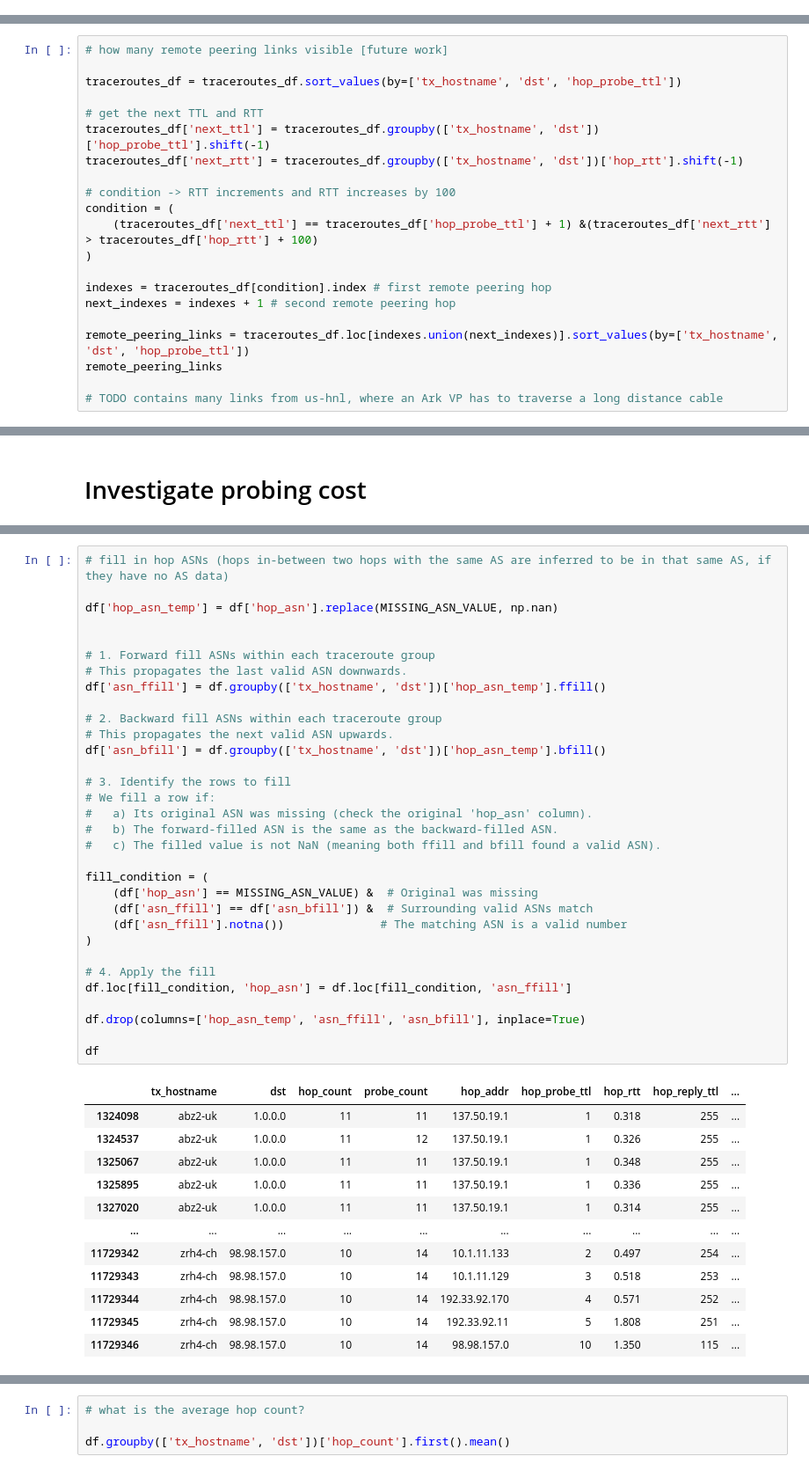
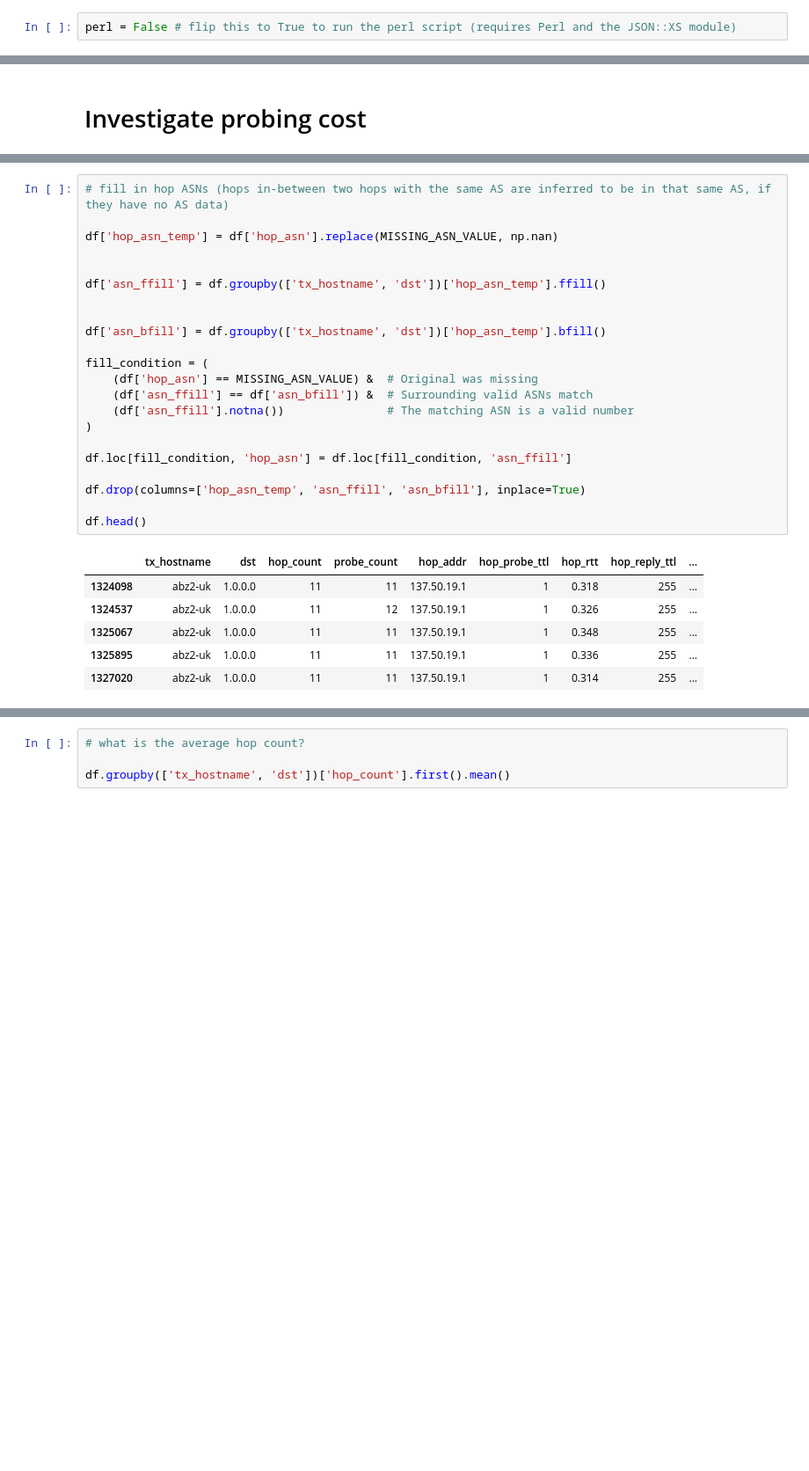
Before and after one commit to ut-dacs/anycast-trace-locator, a Jupyter notebook: tr_anycast_geolocator.ipynb, the cells around one changed output, grey strips where cells are left out. Shown at 88% size. Saved outputs shown, nothing was run; the diff lists cells and outputs as text; blank space fills up the shorter version.

```diff
--- a/tr_anycast_geolocator.ipynb
+++ b/tr_anycast_geolocator.ipynb
@@ -950,4 +746,6 @@ ark_locs['vp_asn'].nunique()
 178
 # %% [markdown]
 # PTR record translation (Hoiho)
+# %%
+perl = False # flip this to True to run the perl script (requires Perl and the JSON::XS module)
 # %%
@@ -1899,21 +1677,0 @@ merged_df[(merged_df['TR'] > 1) & (merged_df['GCD'] == 1)]
-# %%
-# how many remote peering links visible [future work]
-
-traceroutes_df = traceroutes_df.sort_values(by=['tx_hostname', 'dst', 'hop_probe_ttl'])
-
-# get the next TTL and RTT
-traceroutes_df['next_ttl'] = traceroutes_df.groupby(['tx_hostname', 'dst'])['hop_probe_ttl'].shift(-1)
-traceroutes_df['next_rtt'] = traceroutes_df.groupby(['tx_hostname', 'dst'])['hop_rtt'].shift(-1)
-
-# condition -> RTT increments and RTT increases by 100
-condition = (
-    (traceroutes_df['next_ttl'] == traceroutes_df['hop_probe_ttl'] + 1) &(traceroutes_df['next_rtt'] > traceroutes_df['hop_rtt'] + 100)
-)
-
-indexes = traceroutes_df[condition].index # first remote peering hop
-next_indexes = indexes + 1 # second remote peering hop
-
-remote_peering_links = traceroutes_df.loc[indexes.union(next_indexes)].sort_values(by=['tx_hostname', 'dst', 'hop_probe_ttl'])
-remote_peering_links
-
-# TODO contains many links from us-hnl, where an Ark VP has to traverse a long distance cable
@@ -2928,45 +2458,29 @@ df.drop(columns=['asn_is_valid', 'seen_valid_asn'], inplace=True)
 # %%
 # fill in hop ASNs (hops in-between two hops with the same AS are inferred to be in that same AS, if they have no AS data)
 
 df['hop_asn_temp'] = df['hop_asn'].replace(MISSING_ASN_VALUE, np.nan)
 
 
-# 1. Forward fill ASNs within each traceroute group
-# This propagates the last valid ASN downwards.
 df['asn_ffill'] = df.groupby(['tx_hostname', 'dst'])['hop_asn_temp'].ffill()
 
-# 2. Backward fill ASNs within each traceroute group
-# This propagates the next valid ASN upwards.
+
 df['asn_bfill'] = df.groupby(['tx_hostname', 'dst'])['hop_asn_temp'].bfill()
-
-# 3. Identify the rows to fill
-# We fill a row if:
-#   a) Its original ASN was missing (check the original 'hop_asn' column).
-#   b) The forward-filled ASN is the same as the backward-filled ASN.
-#   c) The filled value is not NaN (meaning both ffill and bfill found a valid ASN).
 
 fill_condition = (
     (df['hop_asn'] == MISSING_ASN_VALUE) &  # Original was missing
     (df['asn_ffill'] == df['asn_bfill']) &  # Surrounding valid ASNs match
-    (df['asn_ffill'].notna())              # The matching ASN is a valid number
+    (df['asn_ffill'].notna())               # The matching ASN is a valid number
 )
 
-# 4. Apply the fill
 df.loc[fill_condition, 'hop_asn'] = df.loc[fill_condition, 'asn_ffill']
 
 df.drop(columns=['hop_asn_temp', 'asn_ffill', 'asn_bfill'], inplace=True)
 
-df
+df.head()
 # %% [output]
 |  | tx_hostname | dst | hop_count | probe_count | hop_addr | hop_probe_ttl | hop_rtt | hop_reply_ttl | ... |
 | 1324098 | abz2-uk | 1.0.0.0 | 11 | 11 | 137.50.19.1 | 1 | 0.318 | 255 | ... |
 | 1324537 | abz2-uk | 1.0.0.0 | 11 | 12 | 137.50.19.1 | 1 | 0.326 | 255 | ... |
 | 1325067 | abz2-uk | 1.0.0.0 | 11 | 11 | 137.50.19.1 | 1 | 0.348 | 255 | ... |
 | 1325895 | abz2-uk | 1.0.0.0 | 11 | 11 | 137.50.19.1 | 1 | 0.336 | 255 | ... |
 | 1327020 | abz2-uk | 1.0.0.0 | 11 | 11 | 137.50.19.1 | 1 | 0.314 | 255 | ... |
-| ... | ... | ... | ... | ... | ... | ... | ... | ... | ... |
-| 11729342 | zrh4-ch | 98.98.157.0 | 10 | 14 | 10.1.11.133 | 2 | 0.497 | 254 | ... |
-| 11729343 | zrh4-ch | 98.98.157.0 | 10 | 14 | 10.1.11.129 | 3 | 0.518 | 253 | ... |
-| 11729344 | zrh4-ch | 98.98.157.0 | 10 | 14 | 192.33.92.170 | 4 | 0.571 | 252 | ... |
-| 11729345 | zrh4-ch | 98.98.157.0 | 10 | 14 | 192.33.92.11 | 5 | 1.808 | 251 | ... |
-| 11729346 | zrh4-ch | 98.98.157.0 | 10 | 14 | 98.98.157.0 | 10 | 1.350 | 115 | ... |
```
Also changed, not shown: parts of 59 cells of this notebook.
